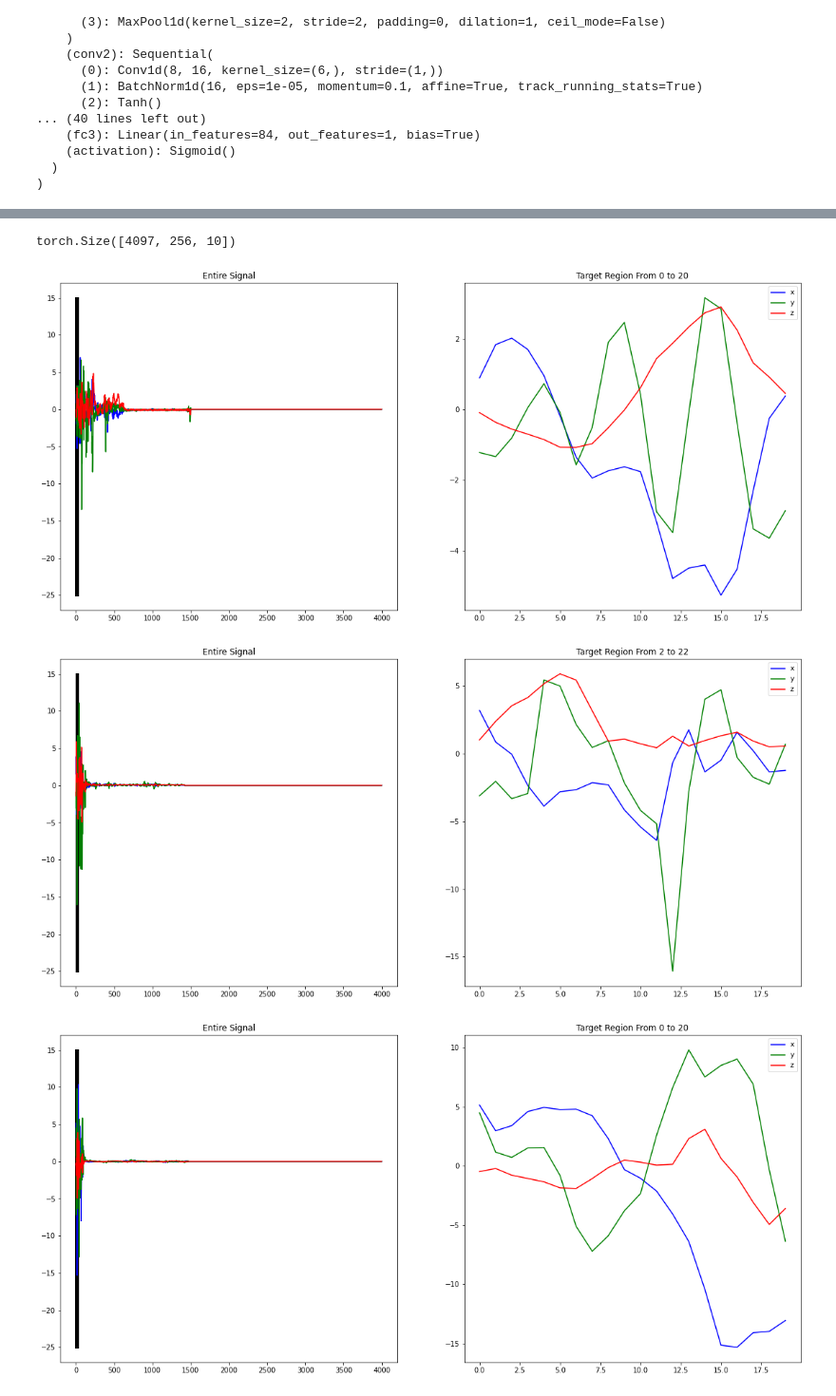
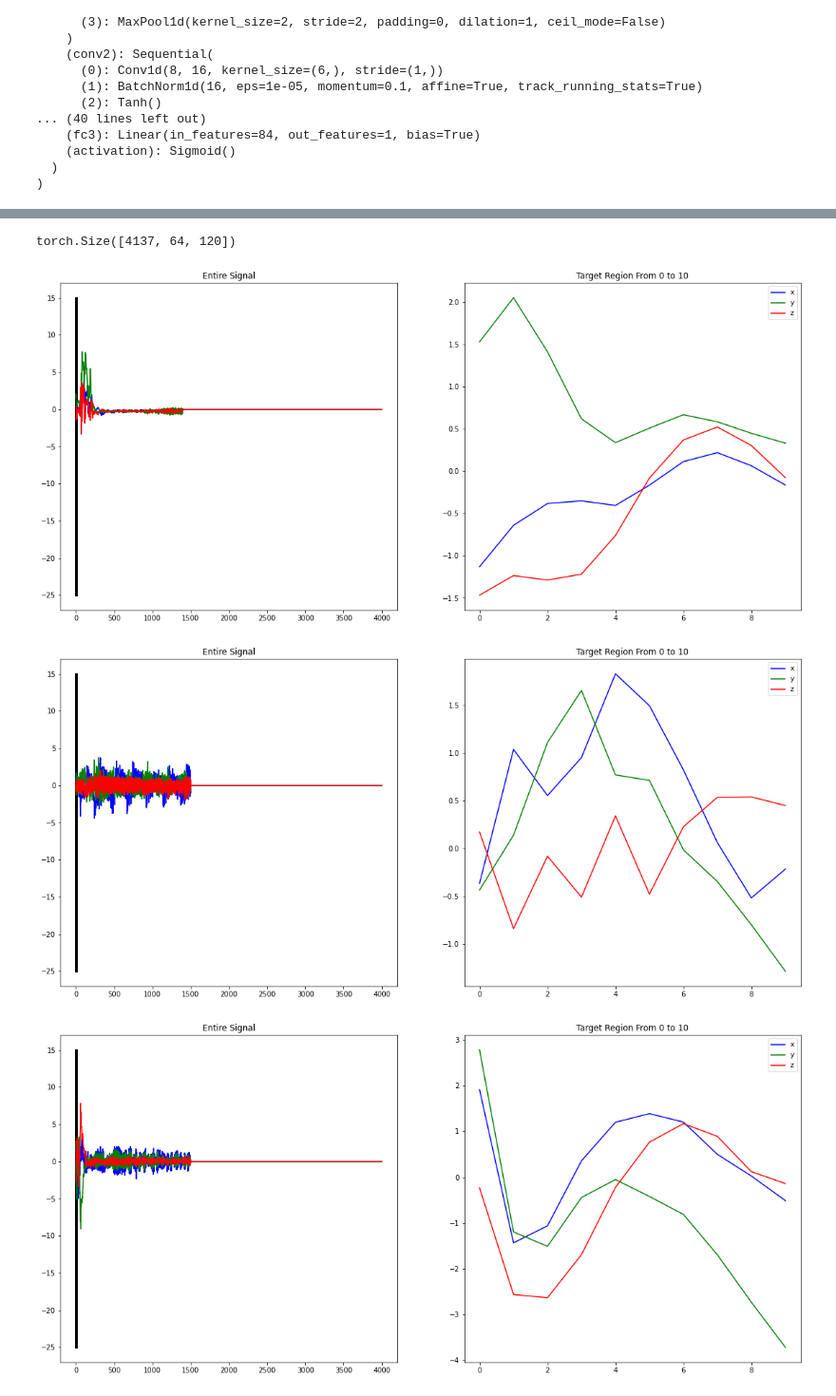
Before and after one commit to anas-awadalla/Incepto, a Jupyter notebook: interpretability_experiments/mPower_Unit_Interpretations.ipynb, the cells around one changed output, grey strips where cells are left out. Shown: that part at 95% size. Drawn from its saved outputs; the diff is of its cells as text; code cells hidden in the pictures.

Commit message:
added layer conductance

```diff
--- a/interpretability_experiments/mPower_Unit_Interpretations.ipynb
+++ b/interpretability_experiments/mPower_Unit_Interpretations.ipynb
@@ -239,15 +229,15 @@ torch.Size([])
 # %%
 from operator import itemgetter
-from captum.attr import LayerActivation
+from captum.attr import LayerActivation,LayerConductance, LayerGradientXActivation, NeuronConductance
 
 
 def get_topk_units(model, input):
   activations = {}
   for layer in modules:
-    attr_algo = LayerActivation(model, modules[layer])
-    attributions = attr_algo.attribute(input.unsqueeze(0).cuda())
-    for i, unit in enumerate(attributions):
-      activations.update({(layer,i):sum(sum(unit)).item()})
+    attr_algo = LayerConductance(model, modules[layer])
+    attributions = attr_algo.attribute(input.unsqueeze(0).cuda()).squeeze()
+    for i, unit in enumerate(attributions.squeeze()):
+      activations.update({(layer,i):sum(unit).item()})
 
   i = 0
 
@@ -302,9 +292,9 @@ torch.Size([4097, 3, 4000])
 # %%
 print(model.retained_layer(layername).shape)
 # %% [output]
-torch.Size([4097, 256, 10])
+torch.Size([4137, 64, 120])
 # %%
-def get_window(a, thresh, window_size=50):
+def get_window(a, thresh, window_size=20):
     m = a>thresh
     me = np.r_[False,m,False]
     idx = np.flatnonzero(me[:-1]!=me[1:])
@@ -347,11 +337,10 @@ def viz_signal(signal_index, unit_index, signals, layername, threshold=0.9, wind
     except:
         return
 # %%
-unit = 24
 topk = 5
 for i in top_indexes[unit][:topk]:
     viz_signal(i,unit,data,layername)
 # %% [output]
-[figure, old version]
+[figure, new version]
-[figure, old version]
+[figure, new version]
-[figure, old version]
+[figure, new version]
```
Also changed, not shown: parts of 9 cells of this notebook, 1 other file.
